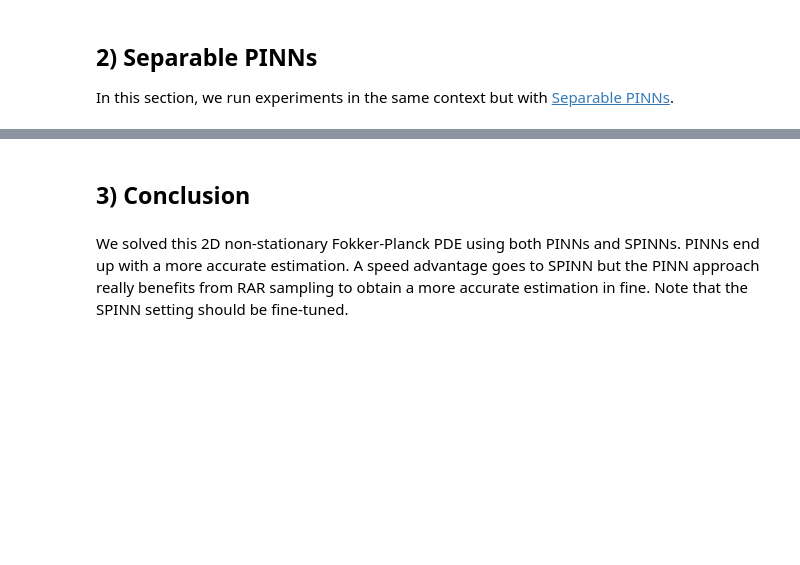
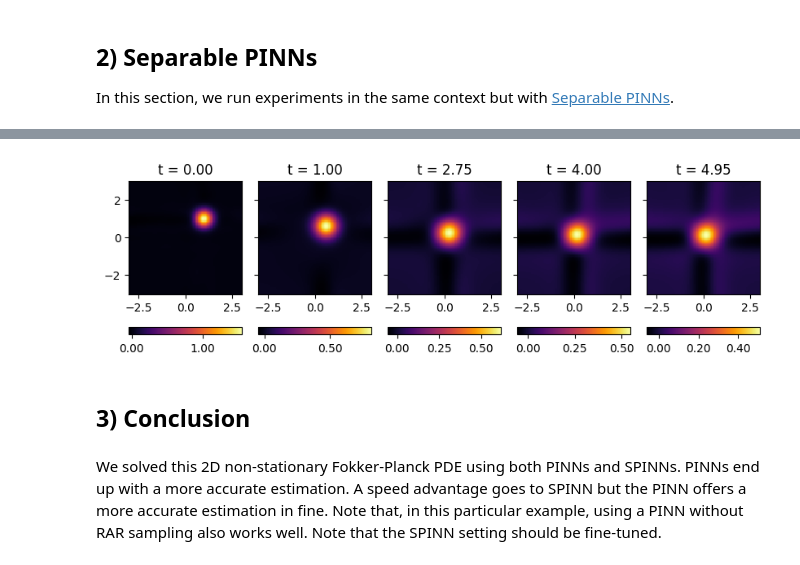
Before and after one commit to mia-jinns/jinns, a Jupyter notebook: Notebooks/PDE/2D_non_stationary_OU.ipynb, the cells around one changed output, grey strips where cells are left out. Drawn from its saved outputs; the diff is of its cells as text; code cells hidden in the pictures; blank space fills up the shorter version.

```diff
--- a/Notebooks/PDE/2D_non_stationary_OU.ipynb
+++ b/Notebooks/PDE/2D_non_stationary_OU.ipynb
@@ -345,10 +329,7 @@ Note the `cartesian_product=False` in the cell below, which tells the `train_dat
 # %%
-n = 1000
-nb = 4 # not used here
-nt = 999
-omega_batch_size = 32
-omega_border_batch_size = None # not used here
-temporal_batch_size = 32
+n = 5000
+nb = None
+ni = 200
 xmin = -3
 xmax = 3
 ymin = -3
@@ -362,17 +343,15 @@ train_data = jinns.data.CubicMeshPDENonStatio(
     key=subkey,
     n=n,
     nb=nb,
-    nt=nt,
-    omega_batch_size=omega_batch_size,
-    omega_border_batch_size=omega_border_batch_size,
-    temporal_batch_size=temporal_batch_size,
+    ni=ni,
     dim=2,
     min_pts=(xmin, ymin),
     max_pts=(xmax, ymax),
+    domain_batch_size=32,
+    initial_batch_size=32,
     tmin=tmin,
     tmax=tmax,
-    method=method,
-    cartesian_product=False
+    method=method
 )
 # %%
 init_params = jinns.parameters.Params(
@@ -384,8 +363,8 @@ init_params = jinns.parameters.Params(
     }
 )
 # %%
-int_xmin, int_xmax = -5, 5
-int_ymin, int_ymax = -5, 5
+int_xmin, int_xmax = -3, 3
+int_ymin, int_ymax = -3, 3
 
 n_samples = 32
 int_length = (int_xmax - int_xmin) * (int_ymax - int_ymin)
@@ -405,7 +384,7 @@ mc_samples = jnp.concatenate(
 loss_weights = jinns.loss.LossWeightsPDENonStatio(
     dyn_loss=1,
     initial_condition=1 * Tmax,
-    norm_loss=0.1 * Tmax
+    norm_loss=1 * Tmax
 )
 OU_fpe_non_statio_2D_loss = jinns.loss.OU_FPENonStatioLoss2D(Tmax=Tmax)
 
@@ -415,7 +394,8 @@ loss = jinns.loss.LossPDENonStatio(
     dynamic_loss=OU_fpe_non_statio_2D_loss,
     initial_condition_fun=u0,
     norm_int_length=(int_xmax - int_xmin) * (int_ymax - int_ymin),
-    norm_samples=mc_samples
+    norm_samples=mc_samples,
+    params=init_params
 )
 # %%
 params = init_params
@@ -424,7 +404,6 @@ import optax
 tx = optax.adamw(learning_rate=1e-4)
 n_iter = 50000
 key, subkey = random.split(key, 2)
-start = time.time()
 params, total_loss_list, loss_by_term_dict, train_data, loss, _, _ , _, _ = jinns.solve(
     init_params=params,
     data=train_data,
@@ -432,4 +411,3 @@ params, total_loss_list, loss_by_term_dict, train_data, loss, _, _ , _, _ = jinn
     loss=loss,
     n_iter=n_iter
 )
-end = time.time()
@@ -445,22 +440,24 @@ plt.show();
 # %%
 nx, ny = 100, 100 # Set less validation points for SPINN otherwise GPU memory explodes
 val_xy_data = [jnp.linspace(xmin, xmax, nx),
                jnp.linspace(ymin, ymax, ny)
               ]
 
 
 times = [0, 0.2, 0.55, 0.8, 0.99] # times in the rescaled time susescale
-u_est = lambda t, x: u(t, x, params.nn_params)
+u_est = lambda t_x: u(t_x, params.nn_params)
 jinns.plot.plot2d(
     fun=u_est,
     xy_data=val_xy_data,
     times = times,
     Tmax=Tmax,
     title="u0(x,y)",
     figsize=(10, 10*len(times)),
     spinn=True
 )
+# %% [output]
+[figure, added]
 # %% [markdown]
 ## 3) Conclusion
 # %% [markdown]
-We solved this 2D non-stationary Fokker-Planck PDE using both PINNs and SPINNs. PINNs end up with a more accurate estimation. A speed advantage goes to SPINN but the PINN approach really benefits from RAR sampling to obtain a more accurate estimation in fine. Note that the SPINN setting should be fine-tuned.
+We solved this 2D non-stationary Fokker-Planck PDE using both PINNs and SPINNs. PINNs end up with a more accurate estimation. A speed advantage goes to SPINN but the PINN offers a more accurate estimation in fine. Note that, in this particular example, using a PINN without RAR sampling also works well. Note that the SPINN setting should be fine-tuned.
```
Also changed, not shown: parts of 16 cells of this notebook, 1 other file.
